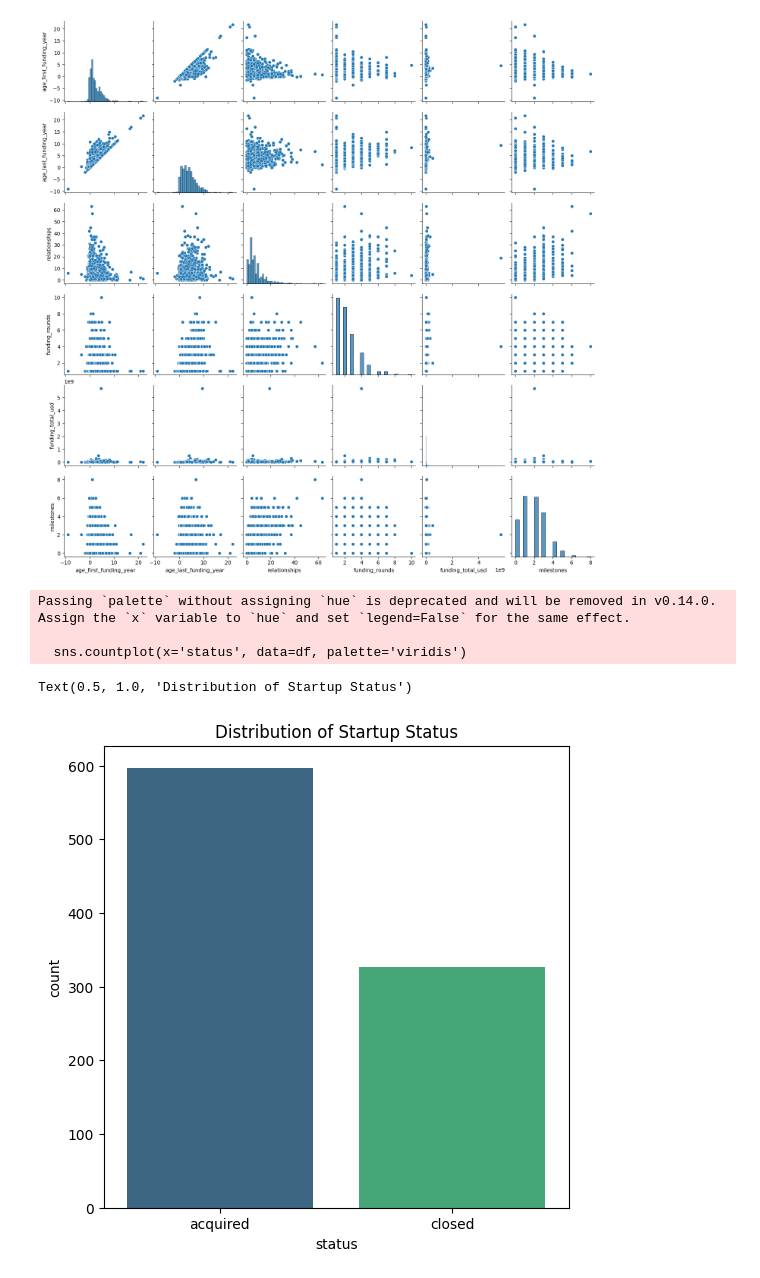
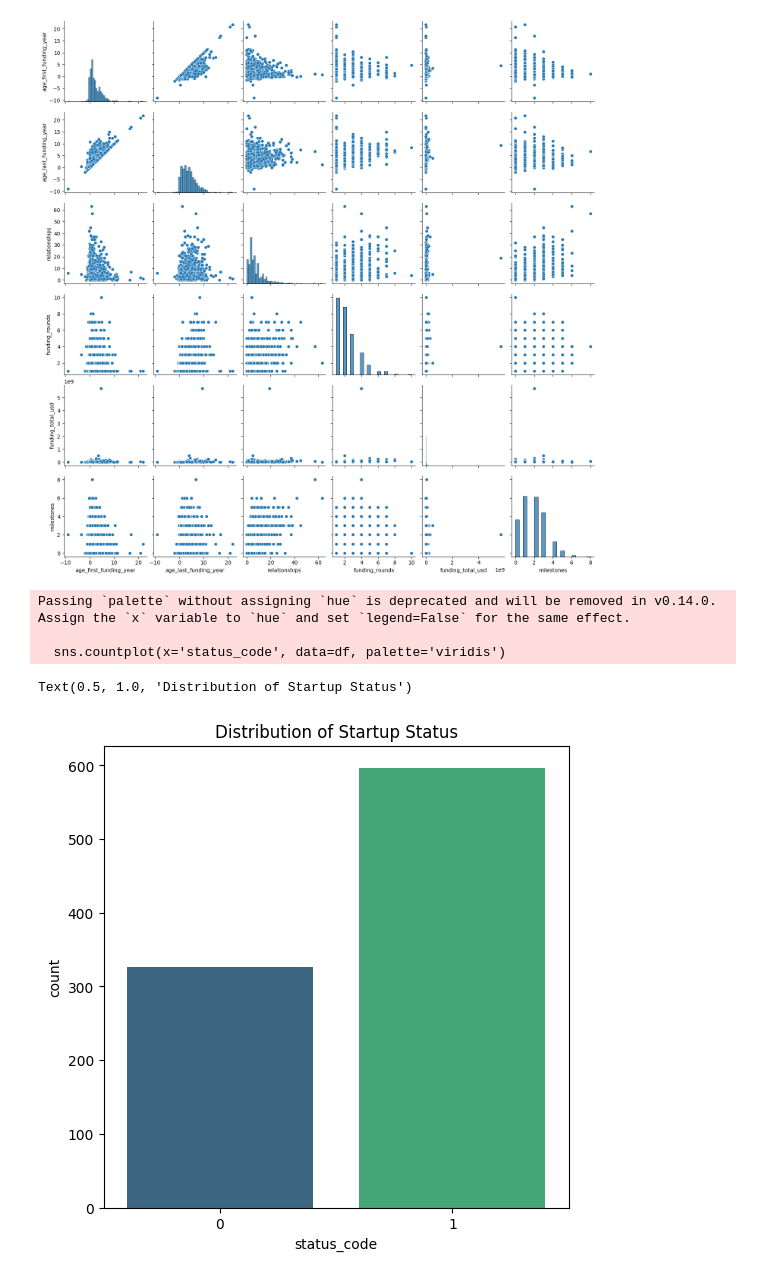
Before and after one commit to MayaVB/Applied_DS_Project, a Jupyter notebook: notebooks/EDA.ipynb, the cells around one changed output. Saved outputs shown, nothing was run; the diff lists cells and outputs as text; code cells hidden in the pictures.

```diff
--- a/notebooks/EDA.ipynb
+++ b/notebooks/EDA.ipynb
@@ -39,3 +247,27 @@ df.head()
 | 3 | 738 | CA | 37.320309 | -122.050040 | 95014 | c:42668 | Cupertino | Cupertino CA 95014 | Solidcore Systems | 1 | ... |
 | 4 | 1002 | CA | 37.779281 | -122.419236 | 94105 | c:65806 | San Francisco | San Francisco CA 94105 | Inhale Digital | 0 | ... |
 5 rows × 49 columns
+# %%
+import yfinance as yf
+
+# Create lable
+df['status_code'] = df['status'].map({'acquired': 1, 'closed': 0})
+
+# Convert the date column to datetime
+df['founded_at_date'] = pd.to_datetime(df['founded_at'])
+
+# Extract year, month, and day into separate columns
+df['founded_at_year'] = df['founded_at_date'].dt.year
+df['founded_at_month'] = df['founded_at_date'].dt.month
+df['founded_at_day'] = df['founded_at_date'].dt.day
+
+# remove irrelevant columns:
+df = df.drop(columns=['status', 'founded_at', 'name', 'id', 'state_code.1', 'object_id', 'category_code', 'labels', 'closed_at',"Unnamed: 6","Unnamed: 0"])
+# Add nasdaq data
+df = add_nasdaq_annual_changes(df)
+
+indicator_code = 'NY.GDP.MKTP.KD.ZG'
+df = add_economic_indicators(df, indicator_code) # will replace add_us_gdp_growth_data_over_years
+
+indicator_code = 'SL.UEM.TOTL.ZS'  # Unemployment rate, percentage of total labor force
+df = add_economic_indicators(df, indicator_code) # will replace add_us_gdp_growth_data_over_years
@@ -62,8 +296,3 @@ memory usage: 353.5+ KB
-# %%
-# remove duplicated columns:
-df = df.drop(columns=["state_code.1"])
-# remove meaningless columns:
-df = df.drop(columns=["object_id", "id", "Unnamed: 6","Unnamed: 0"])
 # %%
 columns_with_nan = df.columns[df.isna().any()].tolist()
 print(columns_with_nan)
@@ -476,6 +610,3 @@ sns.boxplot(y="total_funding_normalized", data=df)
 [figure]
 # %% [markdown]
 Preprocess:
-# %%
-# Handle missing values
-df = df.fillna(method='ffill')
@@ -539,14 +666,14 @@ plt.show()
 # %%
 # Distribution of status
 plt.figure(figsize=(6, 6))
-sns.countplot(x='status', data=df, palette='viridis')
+sns.countplot(x='status_code', data=df, palette='viridis')
 plt.title('Distribution of Startup Status')
 # %% [output]
 Passing `palette` without assigning `hue` is deprecated and will be removed in v0.14.0. Assign the `x` variable to `hue` and set `legend=False` for the same effect.
 
-  sns.countplot(x='status', data=df, palette='viridis')
+  sns.countplot(x='status_code', data=df, palette='viridis')
 Text(0.5, 1.0, 'Distribution of Startup Status')
-[figure, old version]
+[figure, new version]
 # %%
 # Violin plot for funding rounds distribution by status
 plt.figure(figsize=(10, 6))
```
Also changed, not shown: parts of 27 cells of this notebook.
